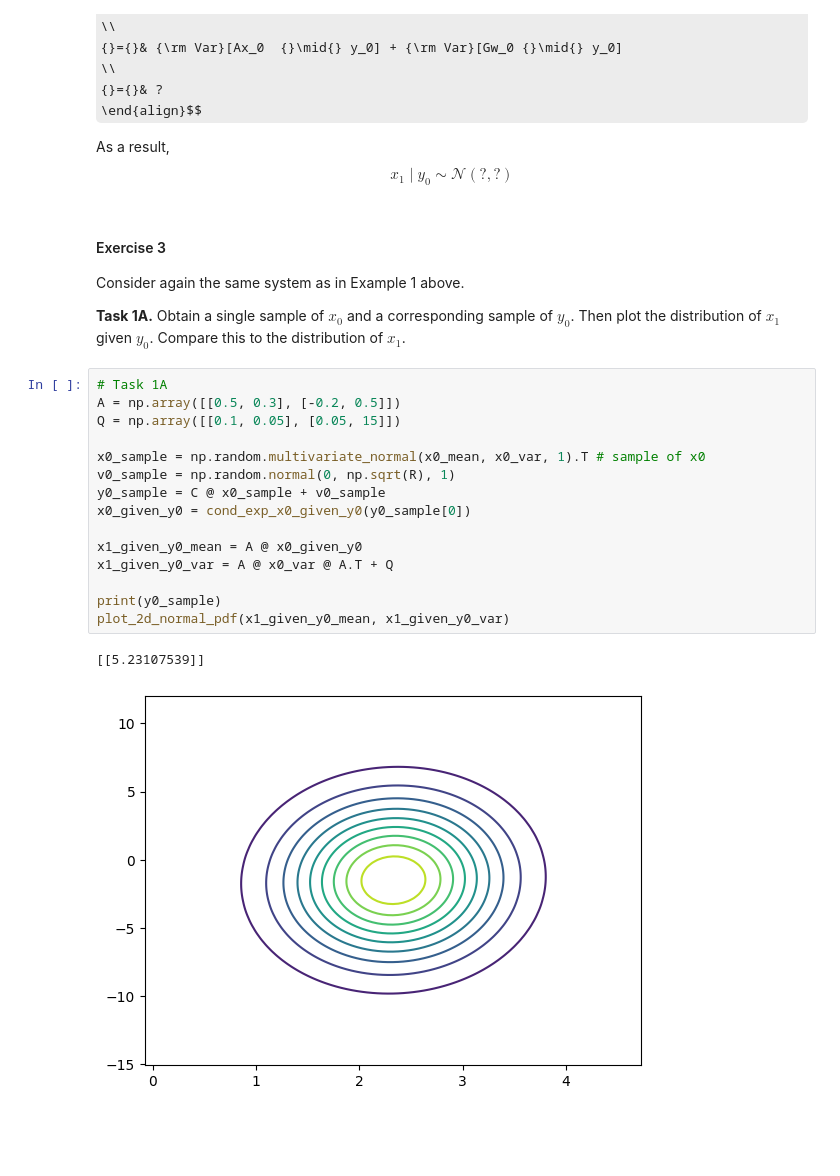
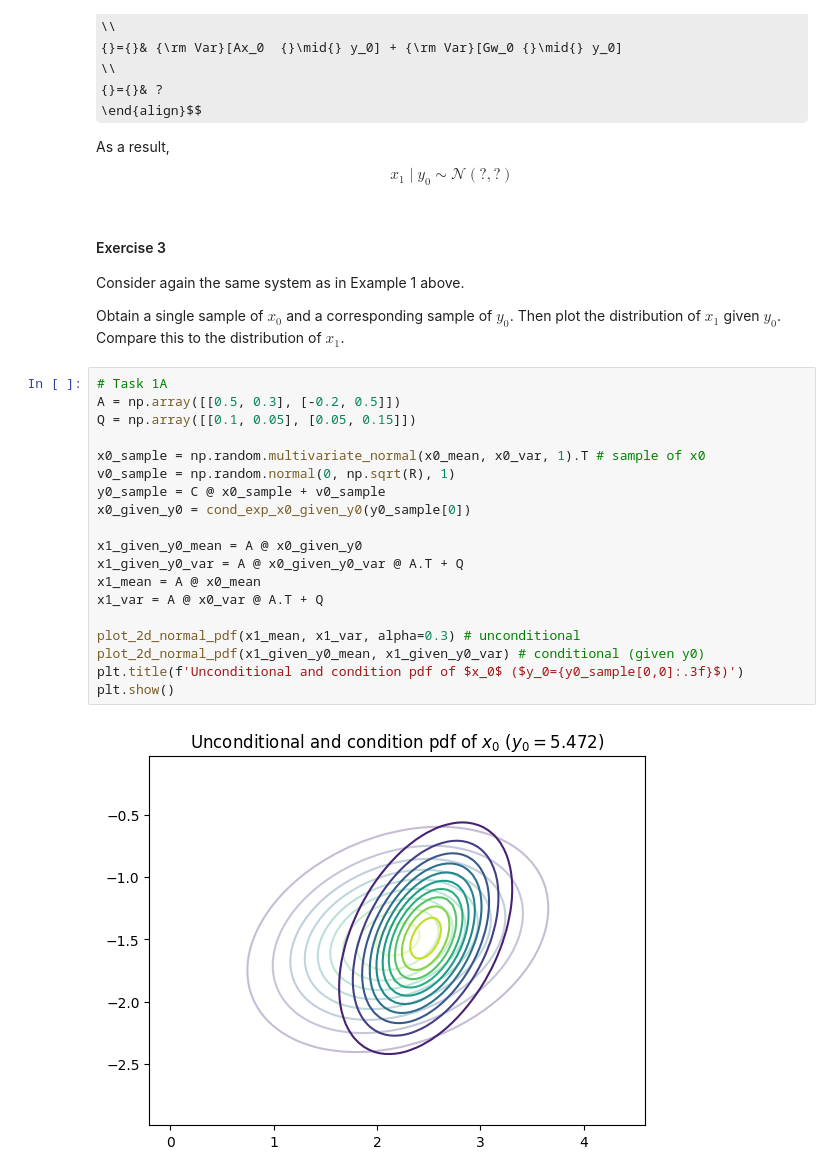
Before and after one commit to Gijinkstra/EstimationTheoryNotebooks, a Jupyter notebook: kalman/kalman_basic.ipynb, the cells around one changed output. Saved outputs shown, nothing was run; the diff lists cells and outputs as text; some formulas as TeX source; blank space fills up the shorter version.

```diff
--- a/kalman/kalman_basic.ipynb
+++ b/kalman/kalman_basic.ipynb
@@ -182,23 +182,26 @@ $$x_1 {}\mid{} y_0 \sim \mathcal{N}(?,?)$$
 
 Consider again the same system as in Example 1 above.
 
-**Task 1A.** Obtain a single sample of $x_0$ and a corresponding sample of $y_0$. Then plot the distribution of $x_1$ given $y_0$. Compare this to the distribution of $x_1$.
+Obtain a single sample of $x_0$ and a corresponding sample of $y_0$. Then plot the distribution of $x_1$ given $y_0$. Compare this to the distribution of $x_1$.
 # %%
 # Task 1A
 A = np.array([[0.5, 0.3], [-0.2, 0.5]])
-Q = np.array([[0.1, 0.05], [0.05, 15]])
+Q = np.array([[0.1, 0.05], [0.05, 0.15]])
 
 x0_sample = np.random.multivariate_normal(x0_mean, x0_var, 1).T # sample of x0
 v0_sample = np.random.normal(0, np.sqrt(R), 1)
 y0_sample = C @ x0_sample + v0_sample
 x0_given_y0 = cond_exp_x0_given_y0(y0_sample[0])
 
 x1_given_y0_mean = A @ x0_given_y0
-x1_given_y0_var = A @ x0_var @ A.T + Q
+x1_given_y0_var = A @ x0_given_y0_var @ A.T + Q
+x1_mean = A @ x0_mean
+x1_var = A @ x0_var @ A.T + Q
 
-print(y0_sample)
-plot_2d_normal_pdf(x1_given_y0_mean, x1_given_y0_var)
+plot_2d_normal_pdf(x1_mean, x1_var, alpha=0.3) # unconditional
+plot_2d_normal_pdf(x1_given_y0_mean, x1_given_y0_var) # conditional (given y0)
+plt.title(f'Unconditional and condition pdf of $x_0$ ($y_0={y0_sample[0,0]:.3f}$)')
+plt.show()
 # %% [output]
-[[5.23107539]]
-[figure, old version]
+[figure, new version]
 # %% [markdown]
```
Also changed, not shown: parts of 6 cells of this notebook.
